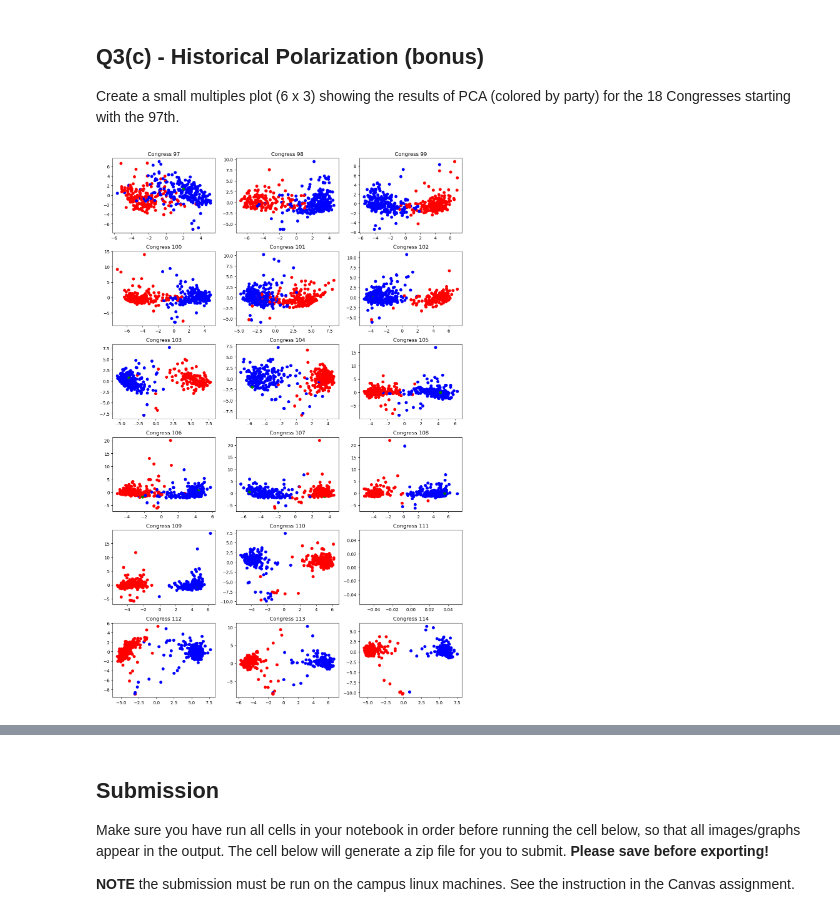
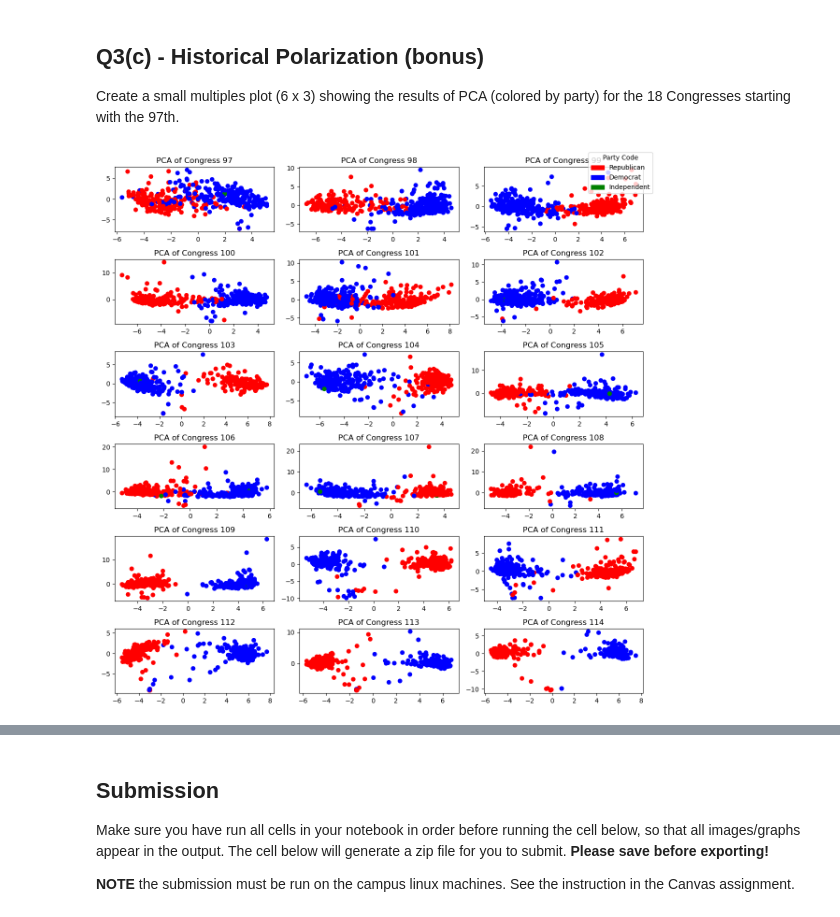
Before and after one commit to zecerman/CS4821, a Jupyter notebook: a3-4821/a3-4821.ipynb, the cells around one changed output, grey strips where cells are left out. Saved outputs shown, nothing was run; the diff lists cells and outputs as text; code cells hidden in the pictures.

```diff
--- a/a3-4821/a3-4821.ipynb
+++ b/a3-4821/a3-4821.ipynb
@@ -669,6 +669,10 @@ Preprocess the data appropriately.
 # Read in votes data into DataFrame
 
 votes = pd.read_csv('congress/H116_votes.csv')
+
+votes['PartyCode'] = votes['PartyCode'].replace(to_replace=200, value='Republican')
+votes['PartyCode'] = votes['PartyCode'].replace(to_replace=100, value='Democrat')
+votes['PartyCode'] = votes['PartyCode'].replace(to_replace=328, value='Independent')
 
 # prepare the data for PCA
 # Scaled votes data only
@@ -718,7 +722,9 @@ pca_df.head()
 # %%
 import matplotlib.patches as mpatches
 
-party_colors = {'200': 'red', '100': 'blue', '328': 'green'}
+# party_colors = {'200': 'red', '100': 'blue', '328': 'green'}
+# party_colors_labels = {'200': 'republican', '100': 'democrat', '328': 'independent'}
+party_colors = {'Republican': 'red', 'Democrat': 'blue', 'Independent': 'green'}
 
 # Create plot
 plt.figure()
@@ -726,7 +732,7 @@ plt.scatter(pca_df.iloc[:, 0], pca_df.iloc[:, 1], c=pca_df['PartyCode'].map(part
 plt.title('Congress Votes First Two Principal Components')
 legend_patches = [mpatches.Patch(color=color, label=party) for party, color in party_colors.items()]
 plt.legend(handles=legend_patches, title="Party Code")
-plt.xlabel('First Principal Component')
-plt.ylabel('Second Principal Component')
+plt.xlabel('Principal Component 1')
+plt.ylabel('Principal Component 2')
 plt.show()
 # %% [output]
@@ -744,33 +750,37 @@ Create a small multiples plot (6 x 3) showing the results of PCA (colored by par
 # %%
 # Create small multiples plot
 
 
-fig, axes = plt.subplots(nrows=6, ncols=3, figsize=(12, 18))
+fig, axes = plt.subplots(nrows=6, ncols=3, figsize=(12, 12))
 
 idx = 96
 for i in range(6):
     for j in range(3):
         idx += 1
         votes = pd.read_csv(f'congress/H{idx}_votes.csv')
+        votes['PartyCode'] = votes['PartyCode'].replace(to_replace=200, value='Republican')
+        votes['PartyCode'] = votes['PartyCode'].replace(to_replace=100, value='Democrat')
+        votes['PartyCode'] = votes['PartyCode'].replace(to_replace=328, value='Independent')
+
         scaler = StandardScaler()
         labels = votes.columns[8:]
         votes_sc = scaler.fit_transform(votes[labels])
 
         votes_pca = pca.fit(votes_sc)
         votes_tr = pca.fit_transform(votes_sc)
 
         pca_df = pd.DataFrame(data=votes_tr)
         pca_df["PartyCode"] = votes["PartyCode"].astype(str).str.strip()
 
         ax = axes[i, j]
-        ax.set_title(f'Congress {idx}')
+        ax.set_title(f'PCA of Congress {idx}')
         ax.scatter(pca_df.iloc[:, 0], pca_df.iloc[:, 1], c=pca_df['PartyCode'].map(party_colors))
 
-
+fig.legend(handles=legend_patches, title="Party Code", loc='upper right')
 plt.tight_layout()
 plt.show()
 # %% [output]
-[figure, old version]
+[figure, new version]
 # %% [markdown]
 <!-- END QUESTION -->
 # %% [markdown]
```
Also changed, not shown: parts of 3 cells of this notebook, 1 other file.
